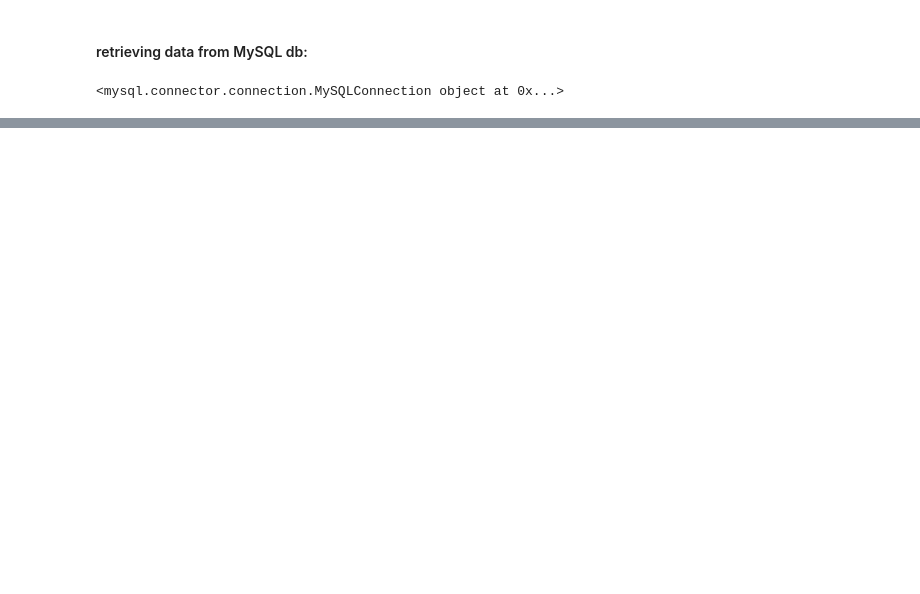
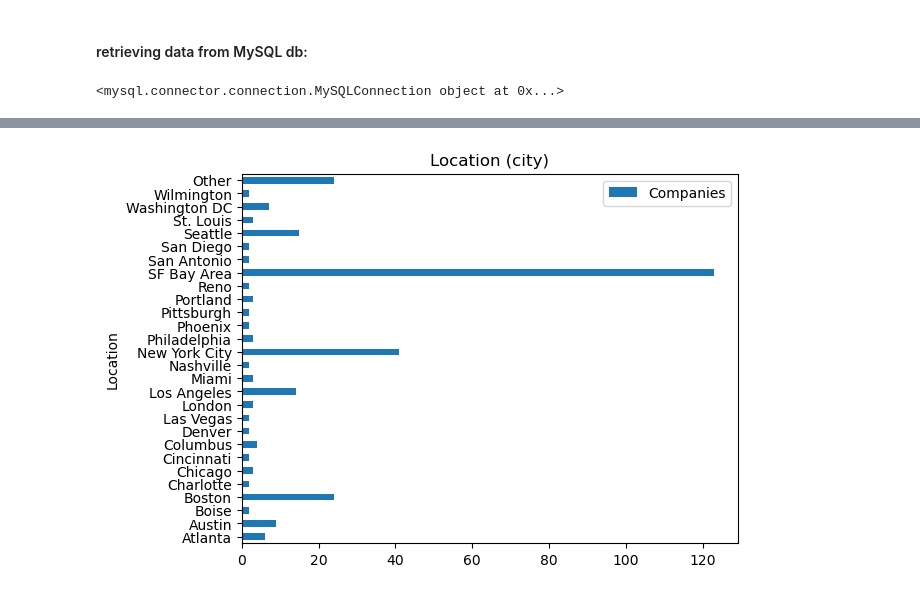
Before and after one commit to kerryeffinger/DS_Final_Project_KSE, a Jupyter notebook: Exploratory_data_analysis.ipynb, the cells around one changed output, grey strips where cells are left out. Cells and saved outputs as stored; diff of their text form; code cells hidden in the pictures; blank space fills up the shorter version.

```diff
--- a/Exploratory_data_analysis.ipynb
+++ b/Exploratory_data_analysis.ipynb
@@ -44,0 +170,4 @@ data
+# %%
+Loc_cat1 = Loc_cat[Loc_cat.Location != 1]
+Loc_cat1.rename(columns={'Location':'Companies'}, inplace=True)
+Loc_cat1
@@ -44,0 +197,4 @@ data
+# %%
+Loc_cat1 = Loc_cat1.reset_index()
+# %%
+Loc_cat1.loc[len(Loc_cat1.index)] = ['Other', loc_other]
@@ -44,0 +256,12 @@ data
+# %%
+Loc_cat_plot = Loc_cat1.set_index('Location')
+# %%
+#plt.figure(figsize=(10,8))
+
+Loc_cat_plot.plot.barh()
+plt.title('Location (city)')
+plt.xlabel('')
+
+plt.savefig('Loc.png')
+# %% [output]
+[figure, added]
```
Also changed, not shown: parts of 76 cells of this notebook.
